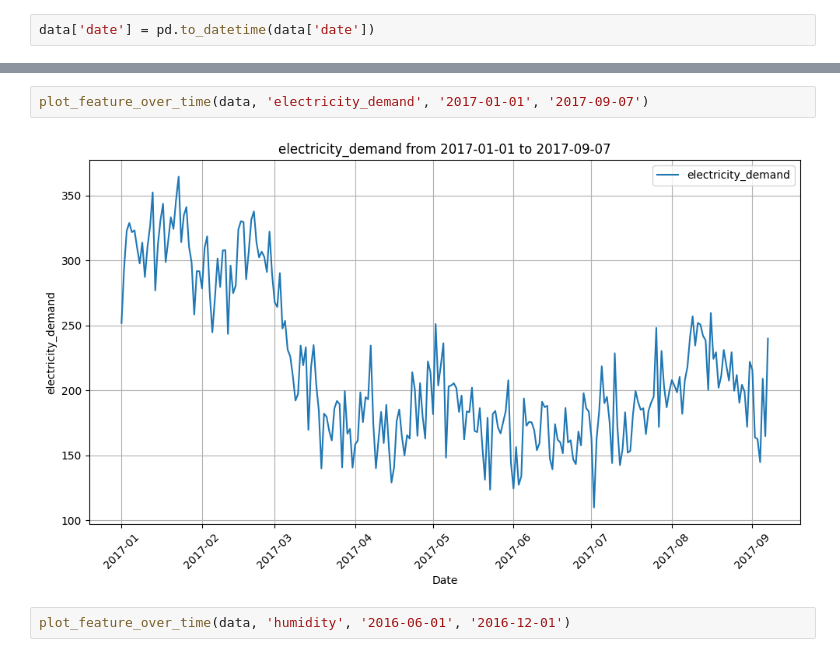
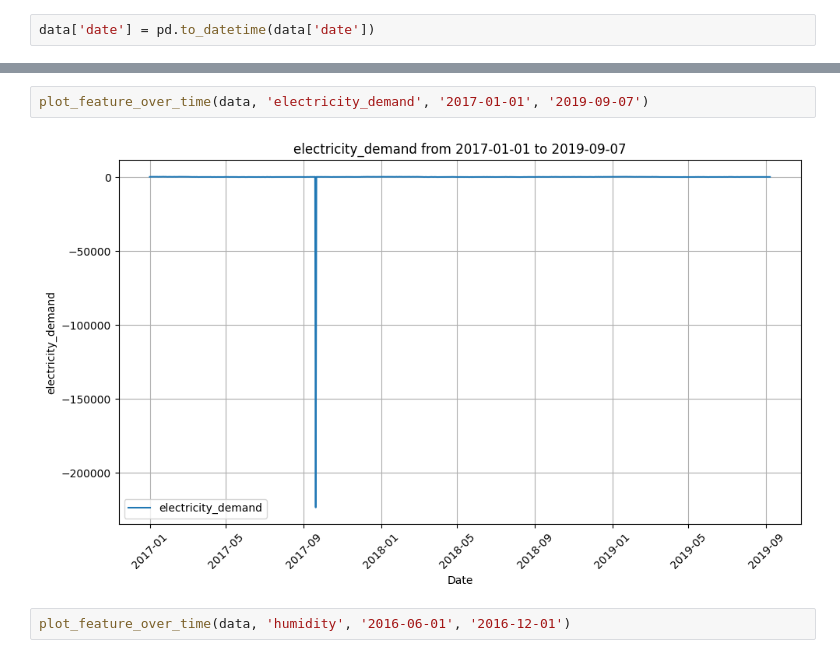
Before and after one commit to racousin/data_science_practice, a Jupyter notebook: website/public/modules/module5/exercise/module5_exercise.ipynb, the cells around one changed output, grey strips where cells are left out. Cells and saved outputs as stored; diff of their text form.

```diff
--- a/website/public/modules/module5/exercise/module5_exercise.ipynb
+++ b/website/public/modules/module5/exercise/module5_exercise.ipynb
@@ -76,7 +107,7 @@ data['date'] = pd.to_datetime(data['date'])
 # %%
-plot_feature_over_time(data, 'electricity_demand', '2017-01-01', '2017-09-07')
+plot_feature_over_time(data, 'electricity_demand', '2017-01-01', '2019-09-07')
 # %% [output]
-[figure, old version]
+[figure, new version]
 # %%
 plot_feature_over_time(data, 'humidity', '2016-06-01', '2016-12-01')
 # %% [output]
```
Also changed, not shown: parts of 2 cells of this notebook, 4 other files.
